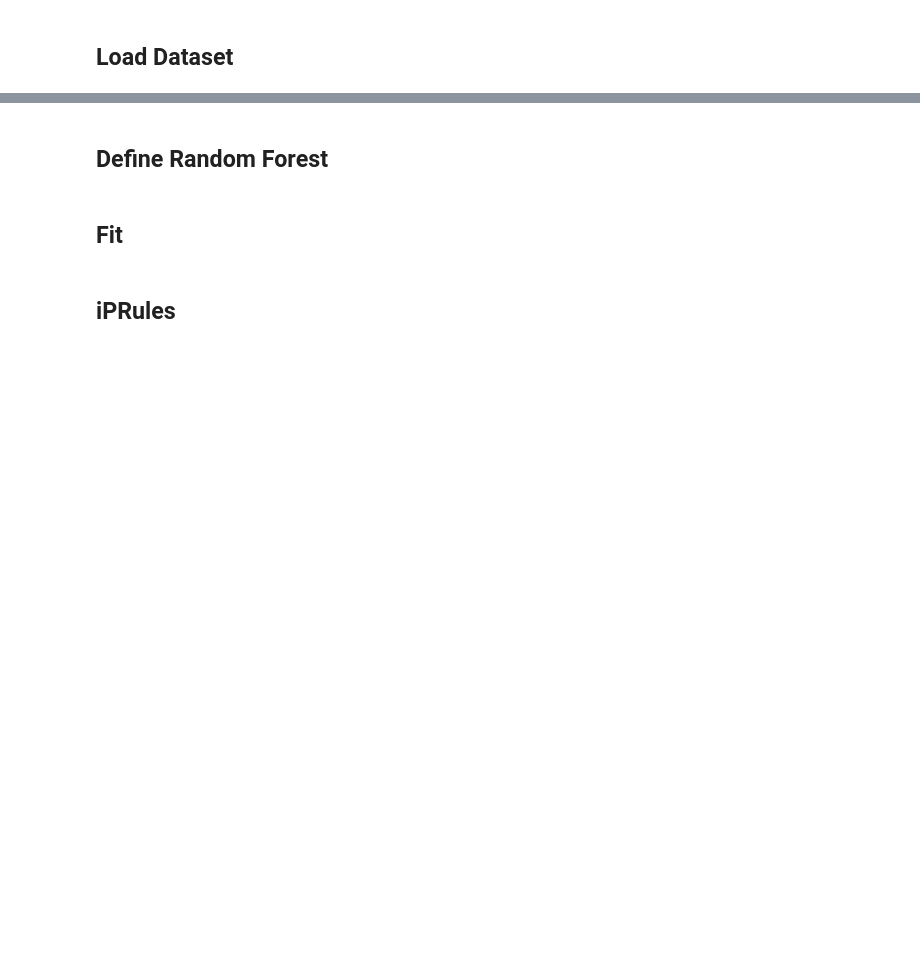
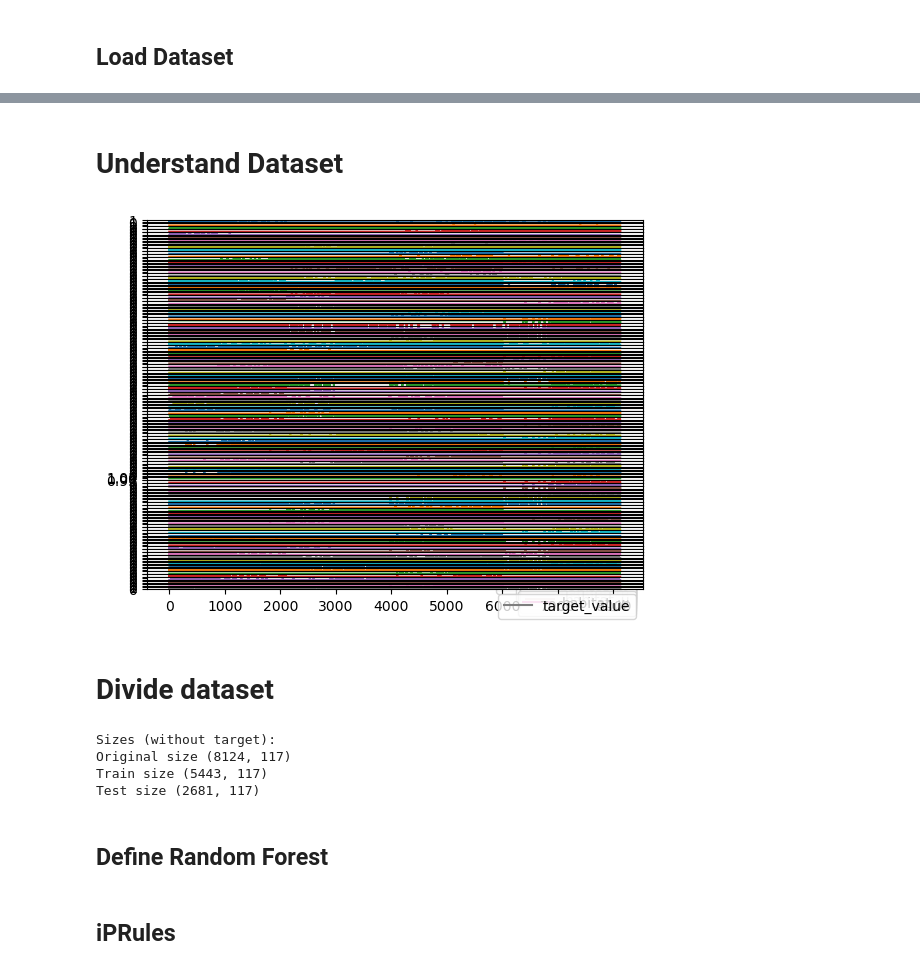
Before and after one commit to marioopv/iPRules, a Jupyter notebook: notebooks/IPRules/iPRules_GridSearch_example.ipynb, the cells around one changed output, grey strips where cells are left out. Saved outputs shown, nothing was run; the diff lists cells and outputs as text; code cells hidden in the pictures; blank space fills up the shorter version.

```diff
--- a/notebooks/IPRules/iPRules_GridSearch_example.ipynb
+++ b/notebooks/IPRules/iPRules_GridSearch_example.ipynb
@@ -28,0 +58,8 @@ pandas_dataset = pd.DataFrame(data= np.c_[dataset['data'], dataset['target']],
+# %%
+enc = OneHotEncoder(sparse_output=False)
+encoded_array = enc.fit_transform(pandas_dataset.loc[:,feature_names])
+encoded_feature_names = enc.get_feature_names_out()
+df_encoded = pd.DataFrame(encoded_array,columns=encoded_feature_names)
+encoded_pandas_dataset = pd.concat([df_encoded, pandas_dataset],axis=1)
+encoded_pandas_dataset.drop(labels= feature_names,axis=1,inplace=True)
+encoded_pandas_dataset.head()
@@ -29,3 +90,31 @@ pandas_dataset = pd.DataFrame(data= np.c_[dataset['data'], dataset['target']],
+# %% [markdown]
+# Understand Dataset
+# %%
+import numpy as np
+import matplotlib.pyplot as plt
+import pandas as pd
+
+encoded_pandas_dataset.plot(subplots=True)
+
+plt.tight_layout()
+plt.show()
+# %% [output]
+[figure, added]
+# %% [markdown]
+# Divide dataset
+# %%
+#Define dataset
+X_train, X_test, y_train, y_test = train_test_split(encoded_dataset.data, encoded_dataset.target, test_size=test_size, random_state=1)
+
+print('Sizes (without target):')
+print(f'Original size {encoded_dataset.data.shape}')
+print(f'Train size {X_train.shape}')
+print(f'Test size {X_test.shape}')
+# %% [output]
+Sizes (without target):
+Original size (8124, 117)
+Train size (5443, 117)
+Test size (2681, 117)
 # %% [markdown]
 ## Define Random Forest
 # %%
@@ -50,2 +142,0 @@ clf = GridSearchCV(
-# %% [markdown]
-## Fit
```
Also changed, not shown: parts of 18 cells of this notebook, 2 other files.
